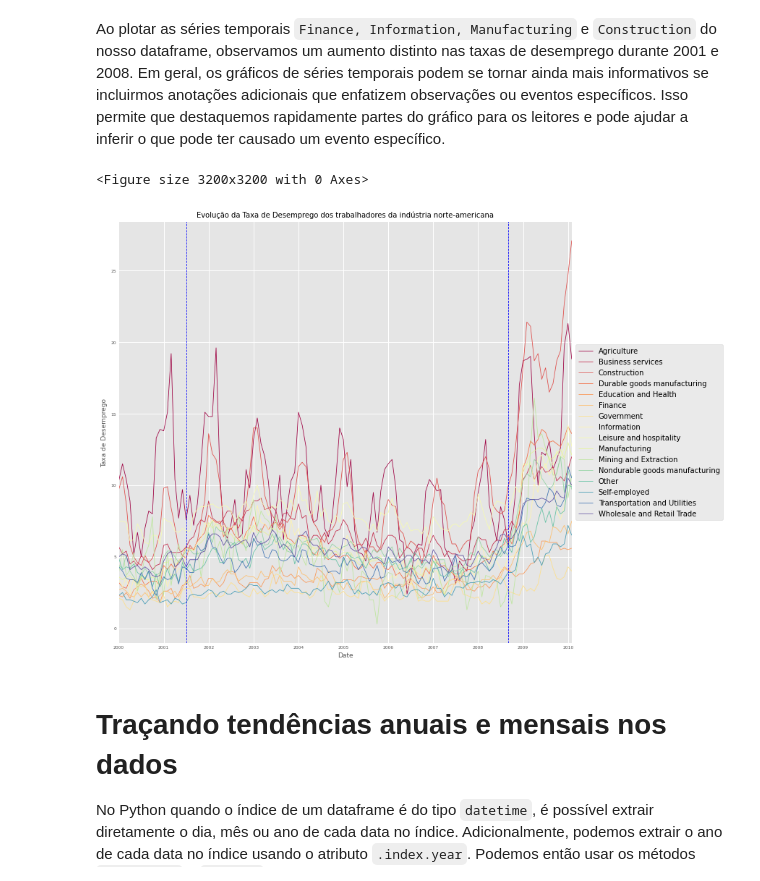
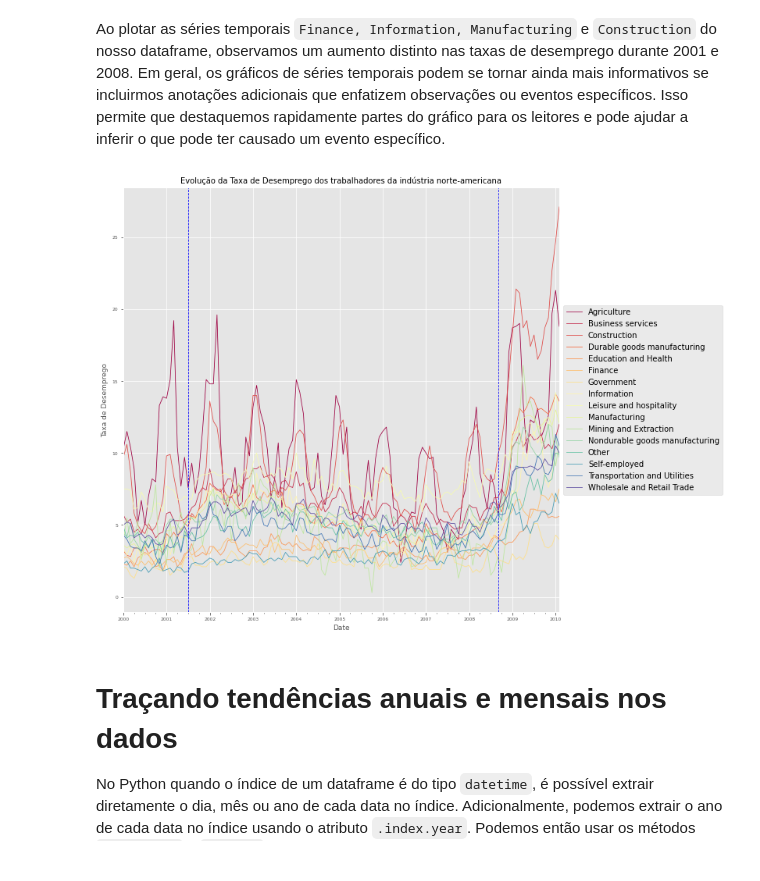
Before and after one commit to rhozon/meu_projeto_versionado, a Jupyter notebook: Exercicio_Visualização_da_Informação_com_Python.ipynb, the cells around one changed output. Saved outputs shown, nothing was run; the diff lists cells and outputs as text; code cells hidden in the pictures.

```diff
--- a/Exercicio_Visualização_da_Informação_com_Python.ipynb
+++ b/Exercicio_Visualização_da_Informação_com_Python.ipynb
@@ -204,26 +204,25 @@ plt.show()
 # %% [markdown]
 Ao plotar as séries temporais ``Finance, Information, Manufacturing`` e ``Construction`` do nosso dataframe, observamos um aumento distinto nas taxas de desemprego durante 2001 e 2008. Em geral, os gráficos de séries temporais podem se tornar ainda mais informativos se incluirmos anotações adicionais que enfatizem observações ou eventos específicos. Isso permite que destaquemos rapidamente partes do gráfico para os leitores e pode ajudar a inferir o que pode ter causado um evento específico.
 # %%
-fig = plt.figure(figsize=(16,16), dpi=200)
+#fig = plt.figure(figsize=(16,16), dpi=200)
 
 # Plota todas as séries no dataframe ``jobs``
 ax = jobs.plot(colormap='Spectral', fontsize=6, linewidth=0.8)
 
 # Seta os labels e a legenda
 ax.set_xlabel('Date', fontsize=9)
 ax.set_ylabel('Taxa de Desemprego', fontsize=9)
 ax.set_title('Evolução da Taxa de Desemprego dos trabalhadores da indústria norte-americana', fontsize=10)
 ax.legend(loc='center left', bbox_to_anchor=(1.0, 0.5))
 
 # Demarca os plots com linhas verticais
 ax.axvline('2001-07-01', color='blue', linestyle='--', linewidth=0.8)
 ax.axvline('2008-09-01', color='blue', linestyle='--', linewidth=0.8)
 
 # Mostra o plot
 plt.show()
 # %% [output]
-<Figure size 3200x3200 with 0 Axes>
-[figure, old version]
+[figure, new version]
 # %% [markdown]
 # Traçando tendências anuais e mensais nos dados
 
```
Also changed, not shown: parts of 7 cells of this notebook.
